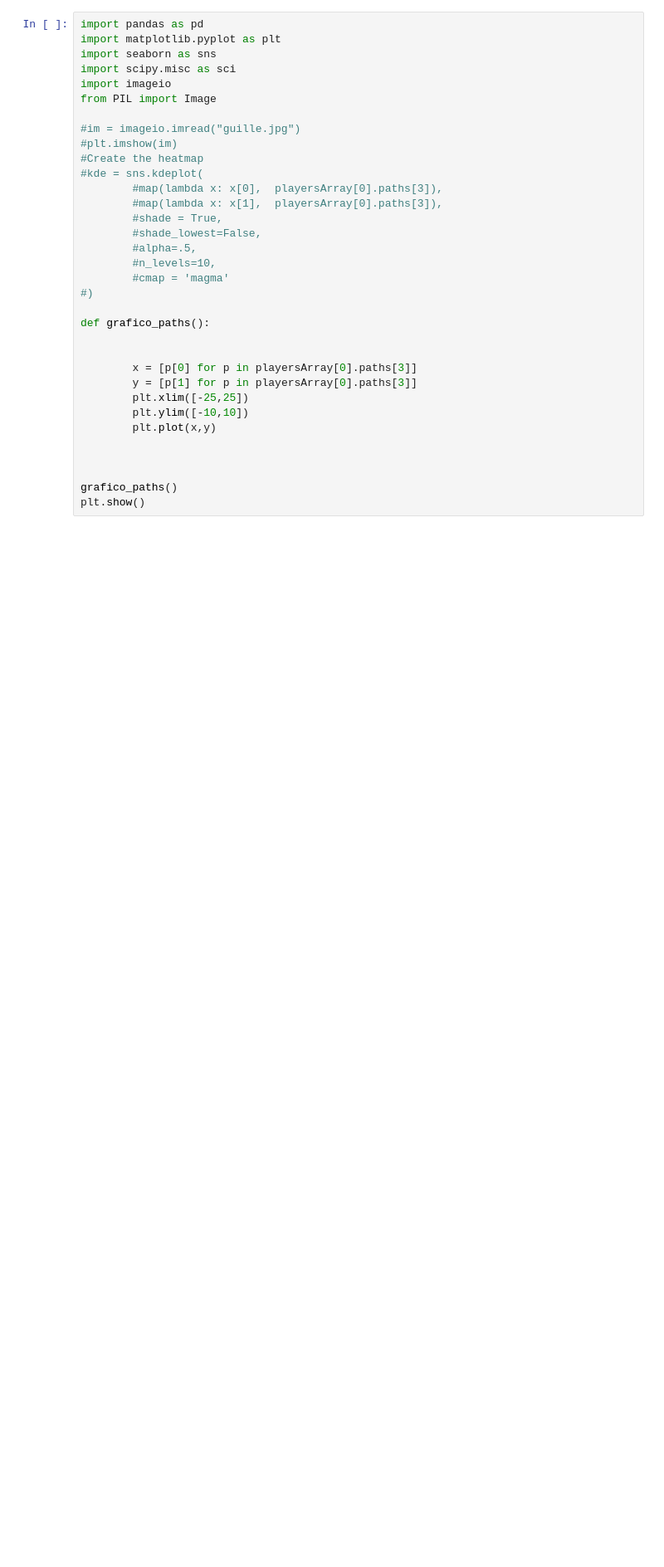
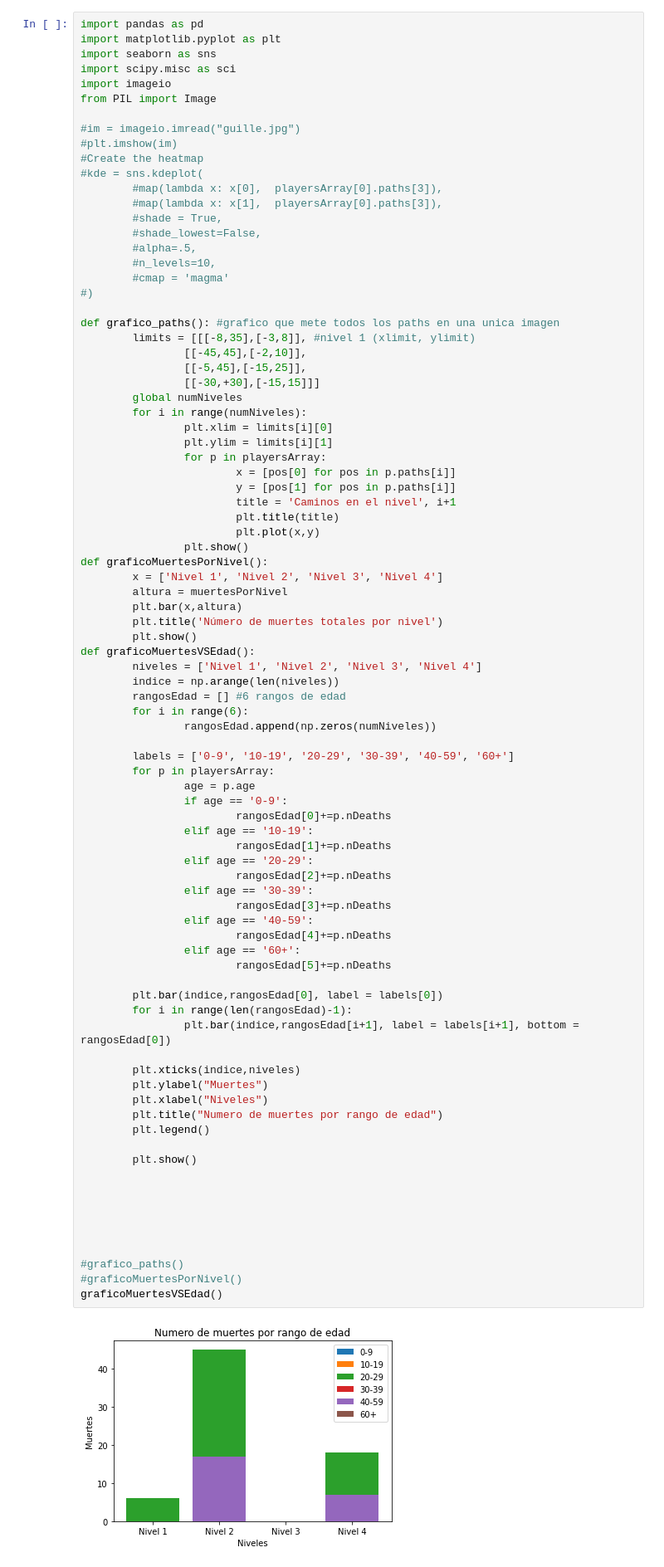
Before and after one commit to evalucas/UAJ, a Jupyter notebook: PoyectoFinal/test.ipynb, the cells around one changed output. Shown: that part at 83% size. Saved outputs shown, nothing was run; the diff lists cells and outputs as text; blank space fills up the shorter version.

```diff
--- a/PoyectoFinal/test.ipynb
+++ b/PoyectoFinal/test.ipynb
@@ -301,34 +319,88 @@ ProcessFiles()
 # %%
 import pandas as pd
 import matplotlib.pyplot as plt
 import seaborn as sns
 import scipy.misc as sci
 import imageio
 from PIL import Image
 
 #im = imageio.imread("guille.jpg")
 #plt.imshow(im)
 #Create the heatmap
 #kde = sns.kdeplot(
         #map(lambda x: x[0],  playersArray[0].paths[3]),
         #map(lambda x: x[1],  playersArray[0].paths[3]),
         #shade = True,
         #shade_lowest=False,
         #alpha=.5,
         #n_levels=10,
         #cmap = 'magma'
 #)
 
-def grafico_paths():
+def grafico_paths(): #grafico que mete todos los paths en una unica imagen
+        limits = [[[-8,35],[-3,8]], #nivel 1 (xlimit, ylimit)
+                [[-45,45],[-2,10]],
+                [[-5,45],[-15,25]],
+                [[-30,+30],[-15,15]]]
+        global numNiveles
+        for i in range(numNiveles):
+                plt.xlim = limits[i][0]
+                plt.ylim = limits[i][1]
+                for p in playersArray:
+                        x = [pos[0] for pos in p.paths[i]]
+                        y = [pos[1] for pos in p.paths[i]]
+                        title = 'Caminos en el nivel', i+1
+                        plt.title(title)
+                        plt.plot(x,y)
+                plt.show()
+def graficoMuertesPorNivel():
+        x = ['Nivel 1', 'Nivel 2', 'Nivel 3', 'Nivel 4']
+        altura = muertesPorNivel
+        plt.bar(x,altura)
+        plt.title('Número de muertes totales por nivel')
+        plt.show()
+def graficoMuertesVSEdad():
+        niveles = ['Nivel 1', 'Nivel 2', 'Nivel 3', 'Nivel 4']
+        indice = np.arange(len(niveles))
+        rangosEdad = [] #6 rangos de edad
+        for i in range(6):
+                rangosEdad.append(np.zeros(numNiveles))
 
+        labels = ['0-9', '10-19', '20-29', '30-39', '40-59', '60+']
+        for p in playersArray:
+                age = p.age
+                if age == '0-9':
+                        rangosEdad[0]+=p.nDeaths
+                elif age == '10-19':
+                        rangosEdad[1]+=p.nDeaths
+                elif age == '20-29':
+                        rangosEdad[2]+=p.nDeaths
+                elif age == '30-39':
+                        rangosEdad[3]+=p.nDeaths
+                elif age == '40-59':
+                        rangosEdad[4]+=p.nDeaths
+                elif age == '60+':
+                        rangosEdad[5]+=p.nDeaths
 
-        x = [p[0] for p in playersArray[0].paths[3]]
-        y = [p[1] for p in playersArray[0].paths[3]]
-        plt.xlim([-25,25])
-        plt.ylim([-10,10])
-        plt.plot(x,y)
+        plt.bar(indice,rangosEdad[0], label = labels[0])
+        for i in range(len(rangosEdad)-1):
+                plt.bar(indice,rangosEdad[i+1], label = labels[i+1], bottom = rangosEdad[0])
+
+        plt.xticks(indice,niveles)
+        plt.ylabel("Muertes")
+        plt.xlabel("Niveles")
+        plt.title("Numero de muertes por rango de edad")
+        plt.legend()
+
+        plt.show()
 
 
 
-grafico_paths()
-plt.show()
+
+
+
+#grafico_paths()
+#graficoMuertesPorNivel()
+graficoMuertesVSEdad()
+# %% [output]
+[figure, added]
```
Also changed, not shown: parts of 1 cell of this notebook, 2 other files.
